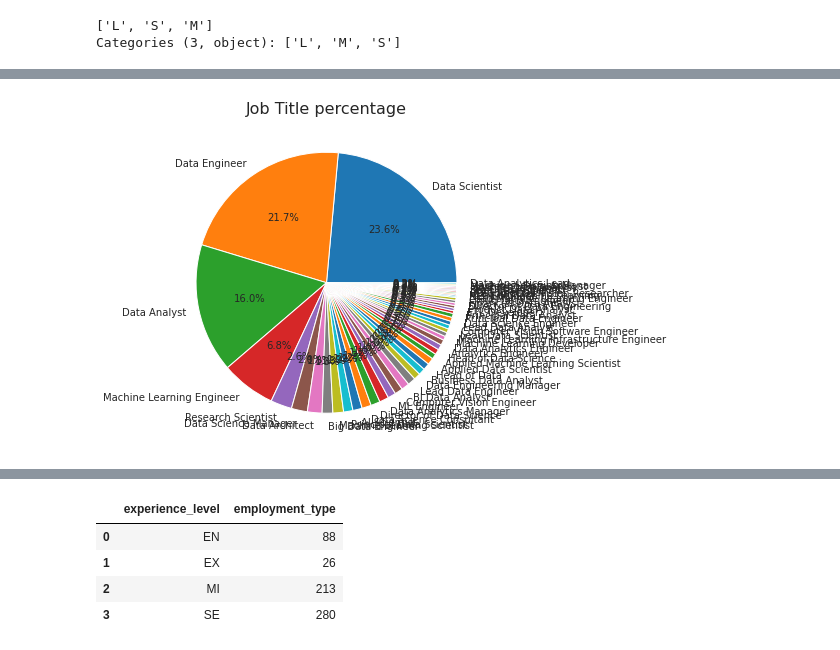
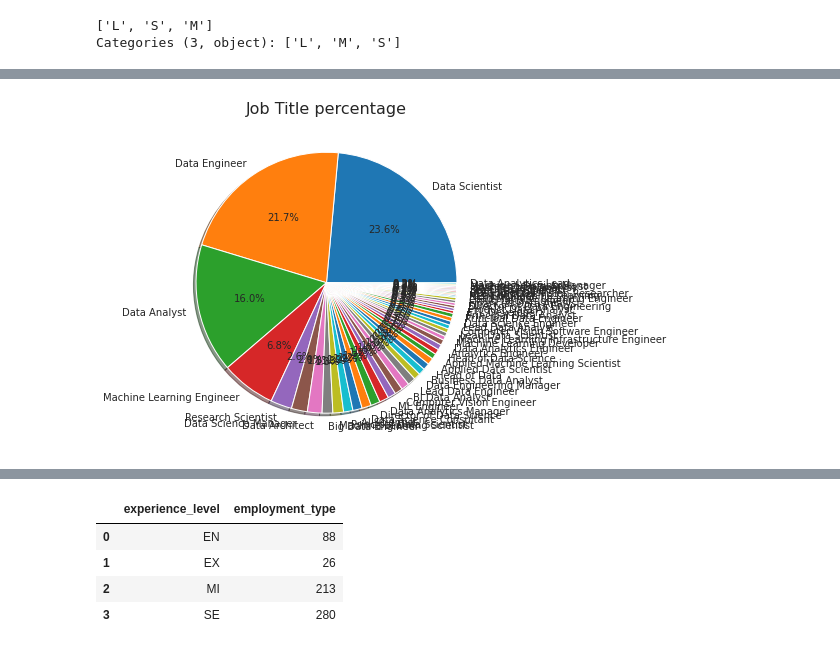
Before and after one commit to Navjotkhatri/Data-Scientist-Salary-Analysis, a Jupyter notebook: Data_Scientist_worldwide_Salary_Analysis.ipynb, the cells around one changed output, grey strips where cells are left out. Cells and saved outputs as stored; diff of their text form; code cells hidden in the pictures.

```diff
--- a/Data_Scientist_worldwide_Salary_Analysis.ipynb
+++ b/Data_Scientist_worldwide_Salary_Analysis.ipynb
@@ -193,7 +193,7 @@ plt.show()
 # %%
 plt.figure(figsize=(8,6))
 plt.title("Job Title percentage",fontsize = 16)
-plt.pie(sl_df.job_title	.value_counts(), labels=sl_df.job_title	.value_counts().index,autopct='%1.1f%%')
+plt.pie(sl_df.job_title	.value_counts(), labels=sl_df.job_title	.value_counts().index,autopct='%1.1f%%',shadow = True)
 plt.show()
 # %% [output]
-[figure, old version]
+[figure, new version]
```
Also changed, not shown: parts of 12 cells of this notebook.
